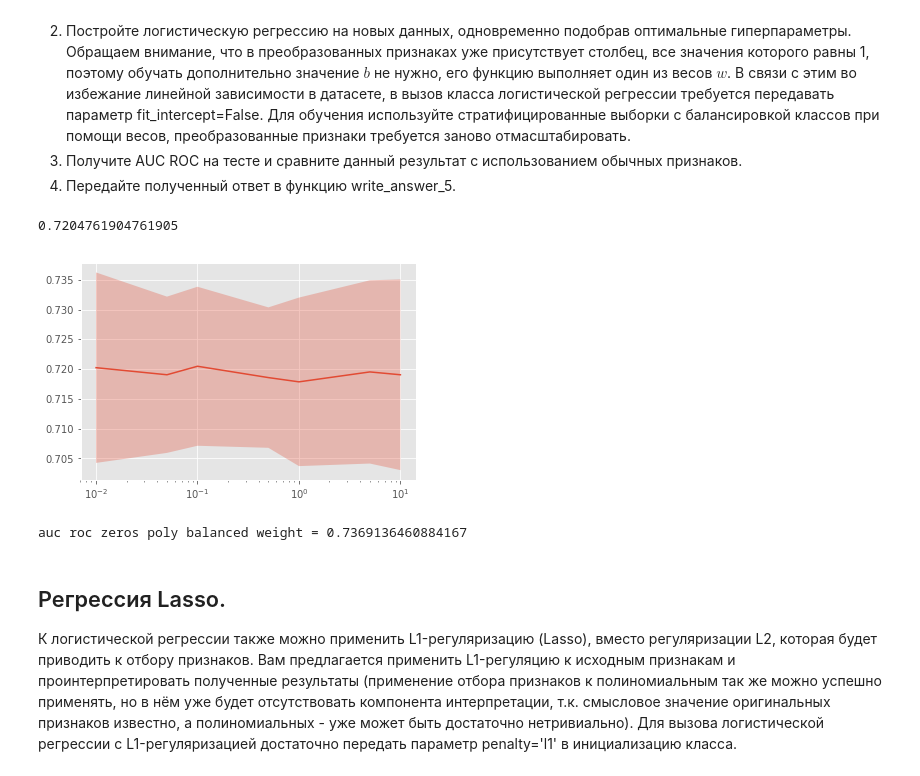
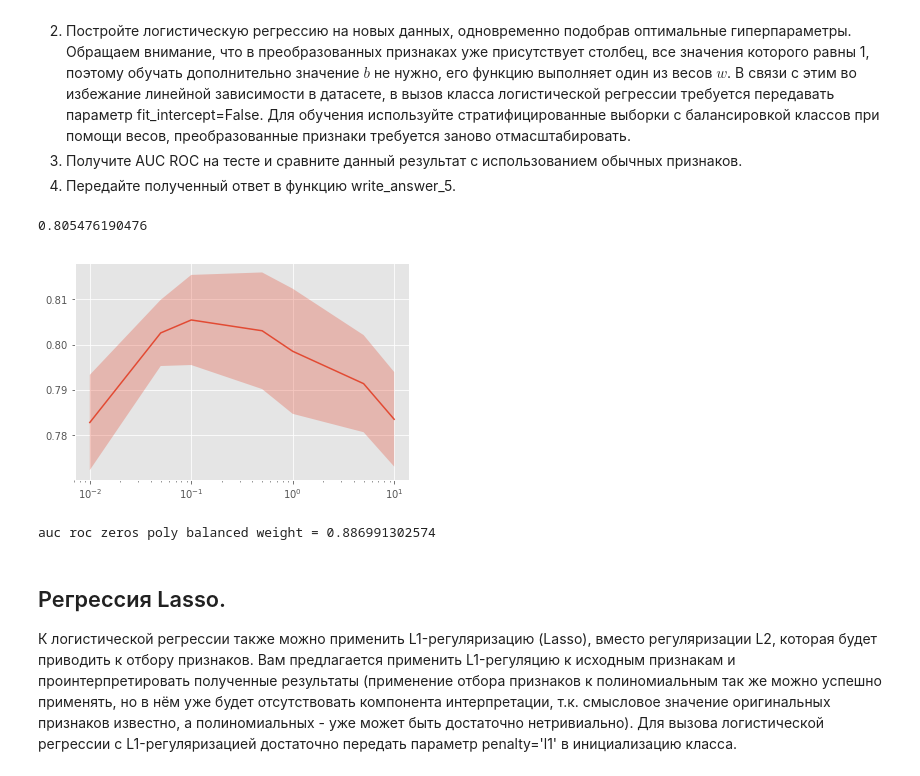
Before and after one commit to vadimbublikov2/coursera-ml-specialization, a Jupyter notebook: c2w3/Preprocessing_LR.ipynb, the cells around one changed output. Saved outputs shown, nothing was run; the diff lists cells and outputs as text; code cells hidden in the pictures.

```diff
--- a/c2w3/Preprocessing_LR.ipynb
+++ b/c2w3/Preprocessing_LR.ipynb
@@ -711,21 +705,30 @@ data_train_poly = transform.fit_transform(X_train_real_zeros)
 # %%
 from sklearn.preprocessing import PolynomialFeatures
 
 transform = PolynomialFeatures(2)
-data_train_poly = transform.fit_transform(X_train_real_zeros)
-data_test_poly = transform.transform(X_test_real_zeros)
+data_train_poly = transform.fit_transform(X_train_real_zeros_stratify)
+data_test_poly = transform.transform(X_test_real_zeros_stratify)
 
-optimizer = GridSearchCV(LogisticRegression(class_weight='balanced', fit_intercept=False), param_grid, cv=cv, n_jobs=-1)
-optimizer.fit(data_train_poly, y_train)
+
+scaler = StandardScaler()
+scaler.fit(data_train_poly,data_test_poly)
+data_train_poly_scaled  = scaler.transform(data_train_poly)
+data_test_poly_scaled = scaler.transform(data_test_poly)
+
+
+
+
+optimizer = GridSearchCV(LogisticRegression(class_weight='balanced', fit_intercept=False), param_grid, cv=cv, n_jobs=1)
+optimizer.fit( np.hstack((data_train_poly_scaled,X_train_cat_oh_stratify)), y_train_stratify)
 
 print optimizer.best_score_
 plot_scores2(optimizer)
-aucroc = roc_auc_score(y_test, optimizer.predict(data_test_poly) )
+aucroc = roc_auc_score(y_test_stratify, optimizer.predict_proba( np.hstack((data_test_poly_scaled,X_test_cat_oh_stratify)) )[:,1] )
 print 'auc roc zeros poly balanced weight = {}'.format(str(aucroc))
 # %% [output]
-0.7204761904761905
+0.805476190476
-[figure, old version]
+[figure, new version]
-auc roc zeros poly balanced weight = 0.7369136460884167
+auc roc zeros poly balanced weight = 0.886991302574
 # %%
 def write_answer_5(auc):
     with open("preprocessing_lr_answer5.txt", "w") as fout:
```
Also changed, not shown: parts of 18 cells of this notebook, 6 other files.
